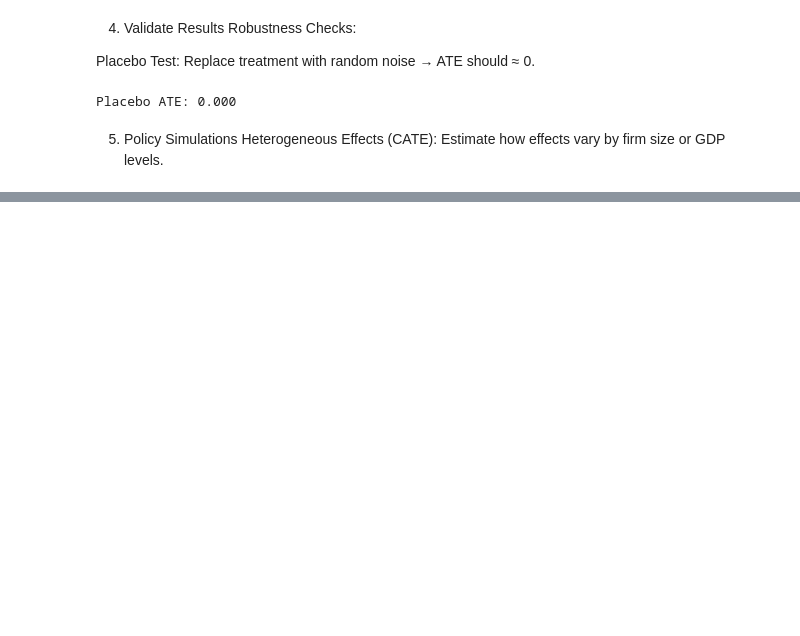
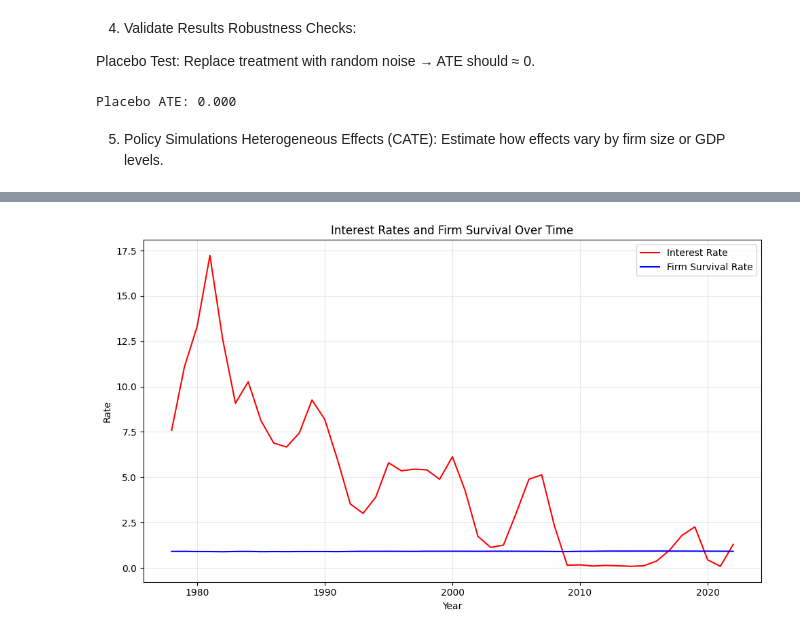
Before and after one commit to Rishad-007/EconomicModels, a Jupyter notebook: notebooks/DoubleML.ipynb, the cells around one changed output, grey strips where cells are left out. Saved outputs shown, nothing was run; the diff lists cells and outputs as text; code cells hidden in the pictures; blank space fills up the shorter version.

```diff
--- a/notebooks/DoubleML.ipynb
+++ b/notebooks/DoubleML.ipynb
@@ -341,0 +376,17 @@ plt.show()
+# %%
+# 2. Time series visualization
+plt.figure(figsize=(10, 6))
+
+years = merged_data['year'].values
+plt.plot(years, merged_data['interest_rate'], 'r-', label='Interest Rate')
+plt.plot(years, merged_data['survival_rate'], 'b-', label='Firm Survival Rate')
+plt.xlabel('Year')
+plt.ylabel('Rate')
+plt.title('Interest Rates and Firm Survival Over Time')
+plt.legend()
+plt.grid(True, alpha=0.3)
+plt.tight_layout()
+plt.savefig('time_series.png', dpi=300)
+plt.show()
+# %% [output]
+[figure, added]
```
Also changed, not shown: parts of 8 cells of this notebook, 5 other files.
